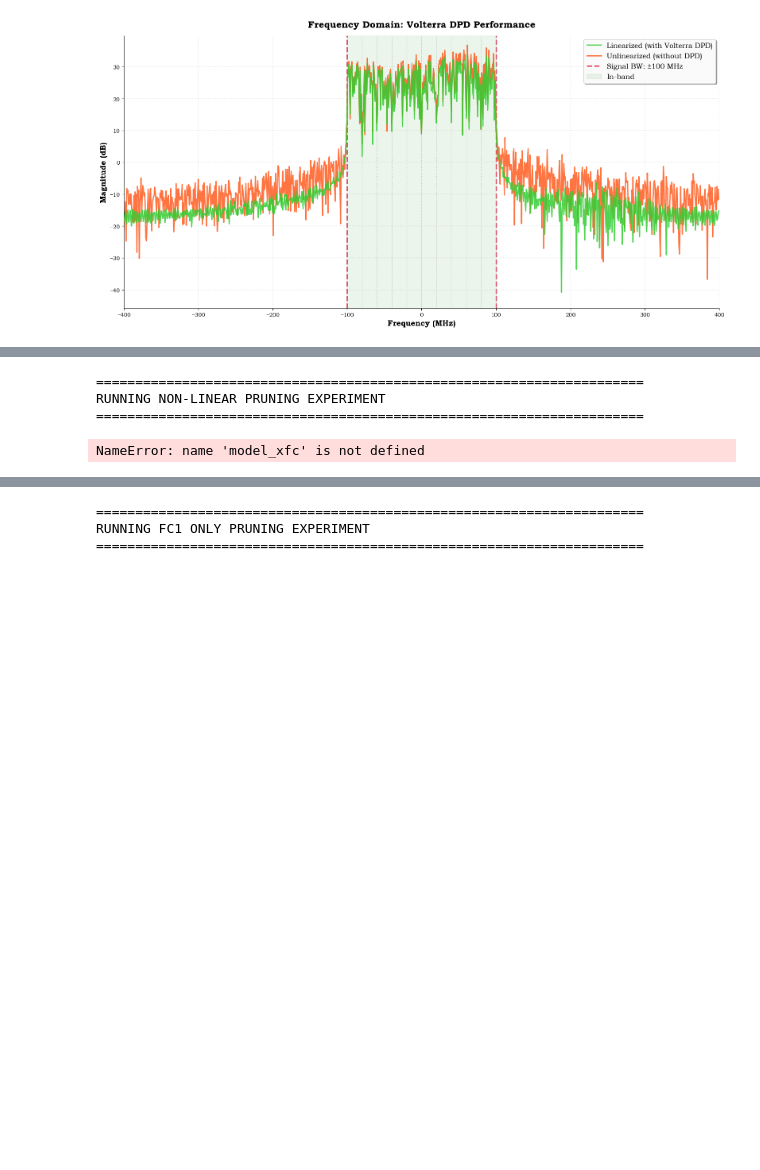
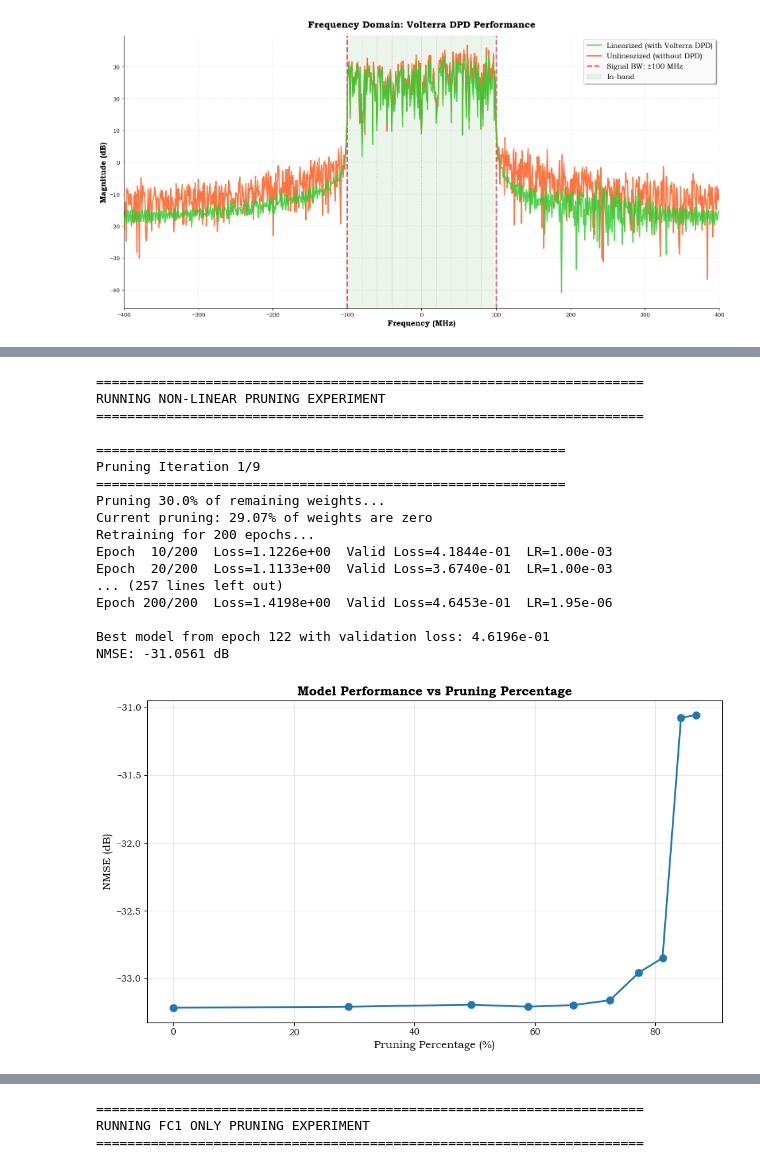
Before and after one commit to aquigney/sparseDPD, a Jupyter notebook: use_opendpd_dataset.ipynb, the cells around one changed output, grey strips where cells are left out. Drawn from its saved outputs; the diff is of its cells as text; code cells hidden in the pictures; blank space fills up the shorter version.

```diff
--- a/use_opendpd_dataset.ipynb
+++ b/use_opendpd_dataset.ipynb
@@ -1918,27 +1870,31 @@ class Non_Linear_Prune_Experiment:
 # %%
 # Run non-linear pruning experiment
 print("\n" + "="*70)
 print("RUNNING NON-LINEAR PRUNING EXPERIMENT")
 print("="*70)
-nonlinear_prune_schedule = [0.5, 0.5, 0.1, 0.1]  # Custom pruning schedule
+nonlinear_prune_schedule = [0.3, 0.3, 0.2, 0.2, 0.2, 0.2, 0.2, 0.2, 0.2]  # Custom pruning schedule
 nonlinear_experiment = Non_Linear_Prune_Experiment(nn_model, prune_schedule=nonlinear_prune_schedule,
-                                                    retrain_epochs=500,
-                                                    model_xfc=model_xfc,
-                                                    model_training_expected_output=model_training_expected_output,
-                                                    valid_xfc=valid_xfc,
-                                                    model_valid_expected_output=model_valid_expected_output)
+                                                    retrain_epochs=200,
+                                                    dataset_obj=data_obj, forward_nn_model=nn_forward_model)
+
+
 nonlinear_prune_pct, nonlinear_nmse, nonlinear_valid = nonlinear_experiment.run()
-
-# Compare both strategies
-print("\n" + "="*70)
-print("COMPARING PRUNING STRATEGIES")
-print("="*70)
-Non_Linear_Prune_Experiment.compare_pruning_strategies(
-    (linear_prune_pct, linear_nmse, linear_valid),
-    (nonlinear_prune_pct, nonlinear_nmse, nonlinear_valid)
-)
 # %% [output]
 ======================================================================
 RUNNING NON-LINEAR PRUNING EXPERIMENT
 ======================================================================
+
+============================================================
+Pruning Iteration 1/9
+============================================================
+Pruning 30.0% of remaining weights...
+Current pruning: 29.07% of weights are zero
+Retraining for 200 epochs...
+Epoch  10/200  Loss=1.1226e+00  Valid Loss=4.1844e-01  LR=1.00e-03
+Epoch  20/200  Loss=1.1133e+00  Valid Loss=3.6740e-01  LR=1.00e-03
+... (257 lines left out)
+Epoch 200/200  Loss=1.4198e+00  Valid Loss=4.6453e-01  LR=1.95e-06
+
+Best model from epoch 122 with validation loss: 4.6196e-01
+NMSE: -31.0561 dB
-NameError: name 'model_xfc' is not defined
+[figure, added]
```
Also changed, not shown: parts of 12 cells of this notebook.
